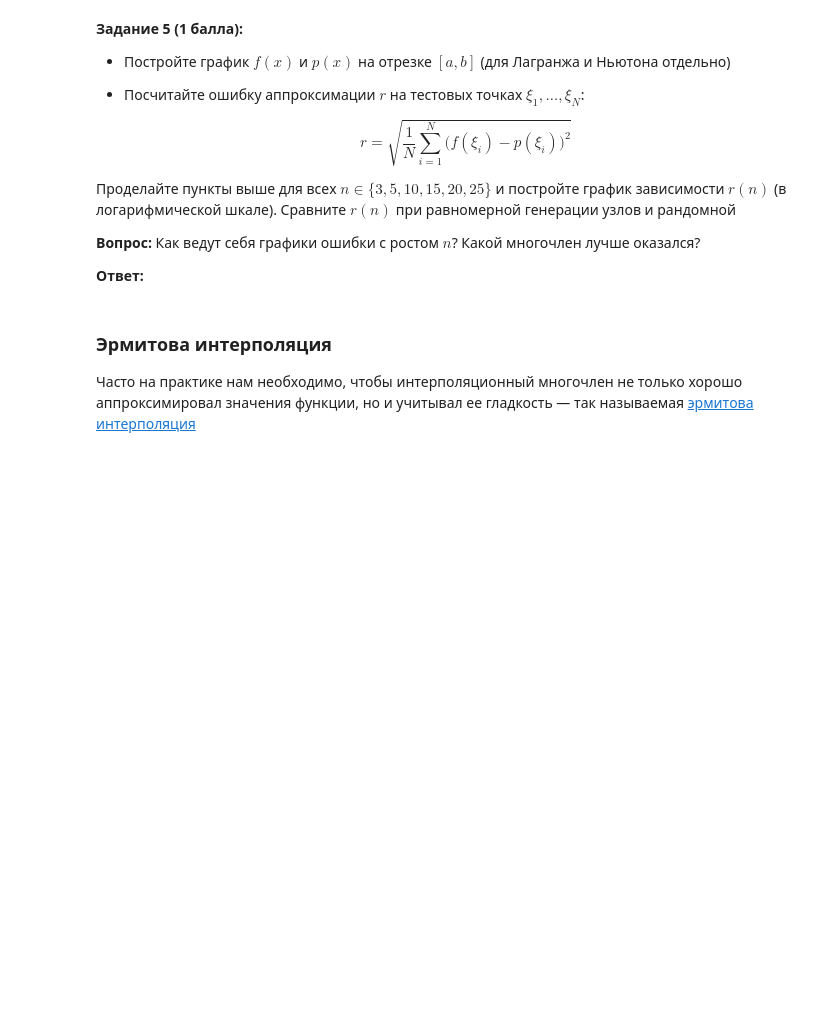
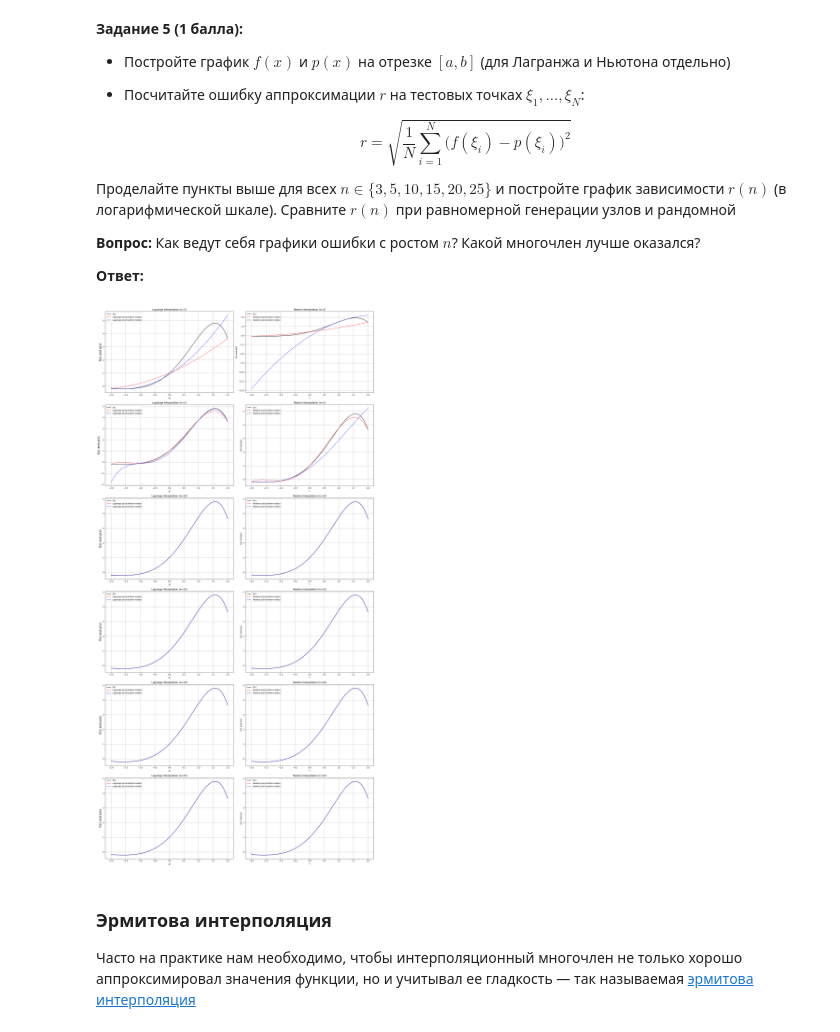
Before and after one commit to wqrxssq/olympic_algos, a Jupyter notebook: practice-01.ipynb, the cells around one changed output. Saved outputs shown, nothing was run; the diff lists cells and outputs as text; code cells hidden in the pictures; blank space fills up the shorter version.

```diff
--- a/practice-01.ipynb
+++ b/practice-01.ipynb
@@ -619,8 +709,12 @@ def benchmark(
     node_generator: Callable,
     target_func: Callable,
     interpolator_cls,
+
+    # WARNING!!!
+    # добавил параметр n
+    n: int
 ):
-    nodes = node_generator(segment)
+    nodes = node_generator(segment, n)
     values = target_func(nodes)
 
     x_test, y_test = generate_test_points(target_func, segment)
@@ -628,4 +722,12 @@ def benchmark(
     interpolator = interpolator_cls(nodes=nodes, values=values)
     y_pred = interpolator.predict(x=x_test)
     inaccuracy = round(compute_inaccuracy(y_true=y_test, y_pred=y_pred), 6)
-    return inaccuracy
+
+    # WARNING!!!
+
+    # Было
+    # return inaccuracy
+
+    # Стало
+    return inaccuracy, x_test, y_test, y_pred
+    # Сделано для удобства дальнейшей работы
@@ -634,3 +734,76 @@ def benchmark(
+# %%
+segment = (-2, 2)
+n_values = [3, 5, 10, 15, 20, 25]
+
+# Списки для накопления ошибок
+errors_lagrange_uniform = []
+errors_lagrange_random = []
+errors_newton_uniform = []
+errors_newton_random = []
+
+plt.figure(figsize=(20, 30))
+
+# Вычисление ошибок для разных n
+i = 1
+for n in n_values:
+    # Выполним для Lagrange, Newton и для равномерных и случайных узлов
+    err_lag_unif, x, y, y_pred_lag_uniform = benchmark(segment, generate_interpolation_nodes_uniform, f, LagrangePoly, n)
+    err_lag_rand, x, y, y_pred_lag_rand = benchmark(segment, generate_interpolation_nodes_random, f, LagrangePoly, n)
+    err_newt_unif, x, y, y_pred_newt_uniform = benchmark(segment, generate_interpolation_nodes_uniform, f, NewtonPoly, n)
+    err_newt_rand, x , y, y_pred_newt_rand = benchmark(segment, generate_interpolation_nodes_random, f, NewtonPoly, n)
+
+    errors_lagrange_uniform.append(err_lag_unif)
+    errors_lagrange_random.append(err_lag_rand)
+    errors_newton_uniform.append(err_newt_unif)
+    errors_newton_random.append(err_newt_rand)
+
+    # Построение графиков интерполяции для текущего n
+    # Лагранж
+    plt.subplot(2, 2, 1)
+
+    plt.plot(x, y, 'k', label="f(x)")
+    plt.plot(x, y_pred_lag_uniform, 'r--', label="Lagrange p(x)(uniform nodes)")
+    plt.plot(x, y_pred_lag_rand, 'b--', label="Lagrange p(x)(random nodes)")
+    # plt.scatter(nodes_lag, values_lag, c='blue', zorder=5, label="Nodes")
+    plt.xlabel("x", fontsize=15)
+    plt.ylabel("f(x) and p(x)", fontsize=15)
+    plt.title(f"Lagrange Interpolation (n={n}), uniform")
+    plt.legend()
+    plt.grid(True)
+
+    # Ньютон
+    plt.subplot(6, 2, i + 1)
+
+    plt.plot(x, y, 'k', label="f(x)")
+    plt.plot(x, y_pred_newt_uniform, 'r--', label="Newton p(x)(uniform nodes)")
+    plt.plot(x, y_pred_newt_rand, 'b--', label="Newton p(x)(random nodes)")
+    # plt.scatter(nodes_lag, values_lag, c='blue', zorder=5, label="Nodes")
+    plt.xlabel("x")
+    plt.ylabel("f(x) and p(x)")
+    plt.title(f"Newton Interpolation (n={n})")
+    plt.legend()
+    plt.grid(True)
+
+    i += 2
+
+plt.tight_layout()
+plt.show()
+
+# --- Построение графика зависимости ошибки r(n) ---
+# plt.figure(figsize=(10, 6))
+# plt.plot(n_values, errors_lagrange_uniform, 'o-', label="Lagrange (uniform)")
+# plt.plot(n_values, errors_lagrange_random,  's-', label="Lagrange (random)")
+# plt.plot(n_values, errors_newton_uniform,   'd-', label="Newton (uniform)")
+# plt.plot(n_values, errors_newton_random,    'x-', label="Newton (random)")
+# plt.yscale("log")
+# plt.xlabel("Number of nodes n")
+# plt.ylabel("Approximation error r (log scale)")
+# plt.title("Error r(n) for Interpolation Methods")
+# plt.legend()
+# plt.grid(True, which="both", ls="--")
+# plt.show()
+# %% [output]
+[figure, added]
 # %% [markdown]
 ### Эрмитова интерполяция
 
```
Also changed, not shown: parts of 7 cells of this notebook.
